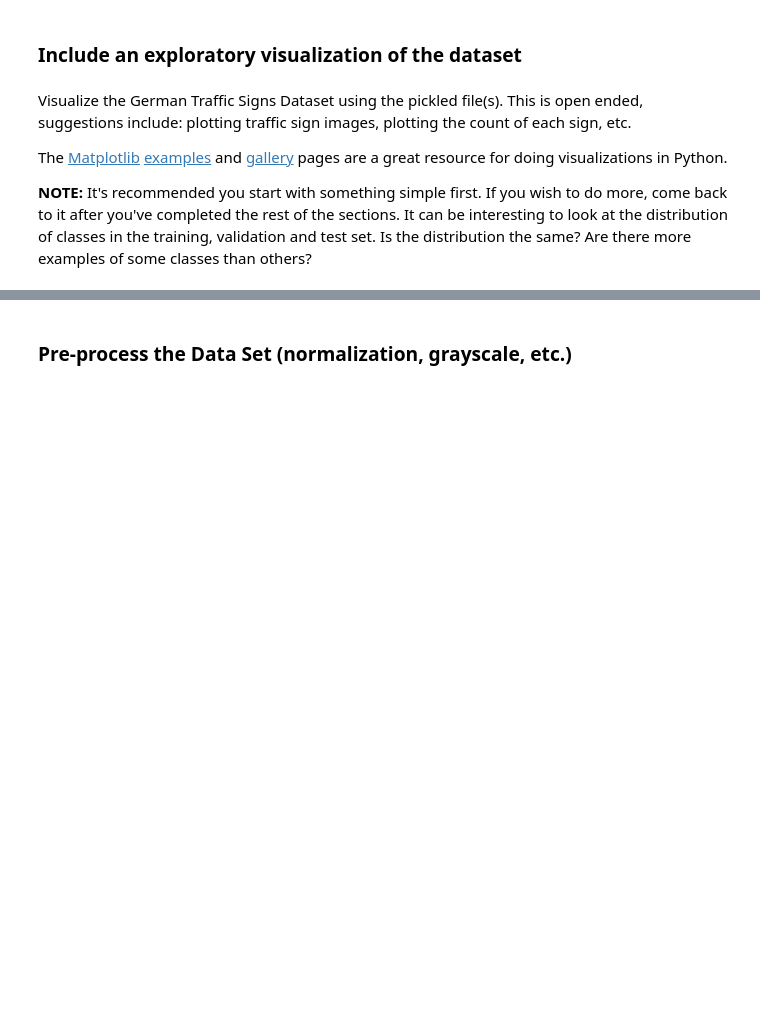
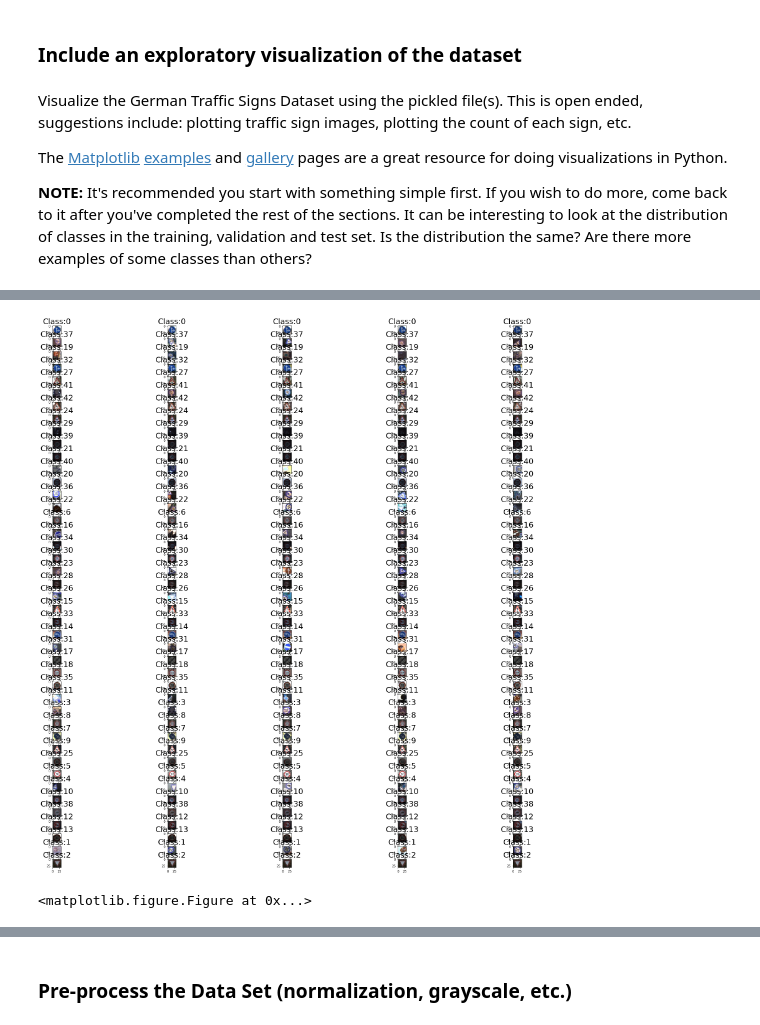
Before and after one commit to AbdulTheProgrammer/CarND-Traffic-Sign-Classifier-Project, a Jupyter notebook: Traffic_Sign_Classifier.ipynb, the cells around one changed output, grey strips where cells are left out. Drawn from its saved outputs; the diff is of its cells as text; code cells hidden in the pictures; blank space fills up the shorter version.

Commit message:
updated exploratory data analysis

```diff
--- a/Traffic_Sign_Classifier.ipynb
+++ b/Traffic_Sign_Classifier.ipynb
@@ -201,6 +220,5 @@ def load_extra_data(X_data, y_data):
 # %%
-### Data exploration visualization code goes here.
-### Feel free to use as many code cells as needed.
+### Data processing/augmentation
 import random
 import matplotlib.pyplot as plt
 from sklearn.utils import shuffle
@@ -225,47 +243,20 @@ freq = combined[2, :]
 labels = np.array(y_train)[[indices]]
 images = np.array(X_train)[[indices]]
 
-f, axarr = plt.subplots(ceil(print_batch/4.0),4 , figsize=(32,32))
-plt.figure()
-f.subplots_adjust(hspace=.5)
-y_index = 0
-for i in range(0, print_batch, 4):
-    for j in range(i, i + 4):
-        if j < print_batch:
-            subtitle = "Class:" + str(labels[j]) + " Freq:" + str(freq[j])
-            axarr[y_index,j - i].set_title(subtitle, fontsize=25)
-            axarr[y_index, j - i].imshow(images[j].squeeze())
-            axarr[y_index ,j - i].set_aspect(aspect=1, adjustable='box')
-    y_index += 1
-
-
-
+#time-consuming processing/load operations
 if not os.listdir('generated'):
     X_train, y_train, n_train = process_dataset(X_train, y_train, freq, indices, u,  extra_data_limit=700)
 else:
     X_train, y_train, n_train = load_extra_data(X_train, y_train)
 
-bins = range(n_classes)
-fig, (ax0, ax1, ax2) = plt.subplots(ncols=3, figsize=(20, 10))
+f, axarr = plt.subplots(n_classes, 5, figsize=(32,32))
+plt.figure()
+f.subplots_adjust(hspace=.5)
 
-ax0.hist(y_train, bins,  histtype='stepfilled', facecolor='g')
-ax0.set_title('Training Set Distribution')
-
-# Create a histogram by providing the bin edges (unequally spaced).
-ax1.hist(y_valid, bins, histtype='stepfilled', facecolor='y')
-ax1.set_title('Validation Set Distribution')
-
-
-# Create a histogram by providing the bin edges (unequally spaced).
-ax2.hist(y_test, bins,  histtype='stepfilled', facecolor='r')
-ax2.set_title('Test Set Distribution')
-
-fig.tight_layout()
-plt.show()
-plt.close('all')
-
-combined = stacked[:,np.argsort(stacked[0])]
-
-#leave the relative distributions of the signs the same -> biases the model to pick the sign with higher frequency
-#in the training set at times of uncertainty
+for i in range(0, n_classes):
+    for j in range (5):
+        subtitle = "Class:" + str(labels[i])
+        axarr[i,j].set_title(subtitle, fontsize=25)
+        axarr[i,j].imshow(X_train[indices[i] + j].squeeze())
+        axarr[i,j].set_aspect(aspect=1, adjustable='box')
 # %% [output]
@@ -287,0 +280,2 @@ Augmenting training data...
+[figure, added]
+<matplotlib.figure.Figure at 0x...>
```
Also changed, not shown: parts of 8 cells of this notebook, 3 other files.
